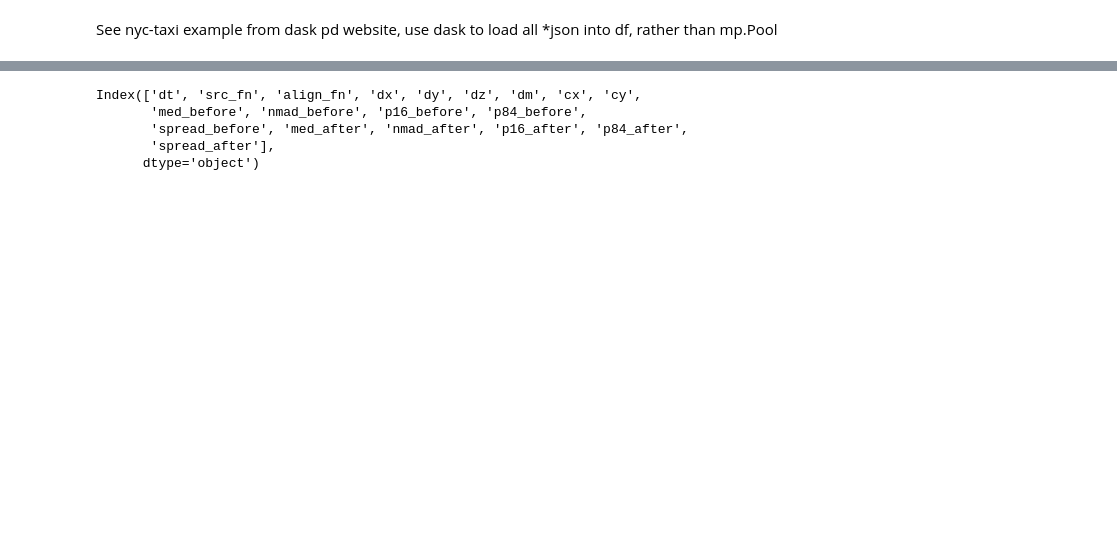
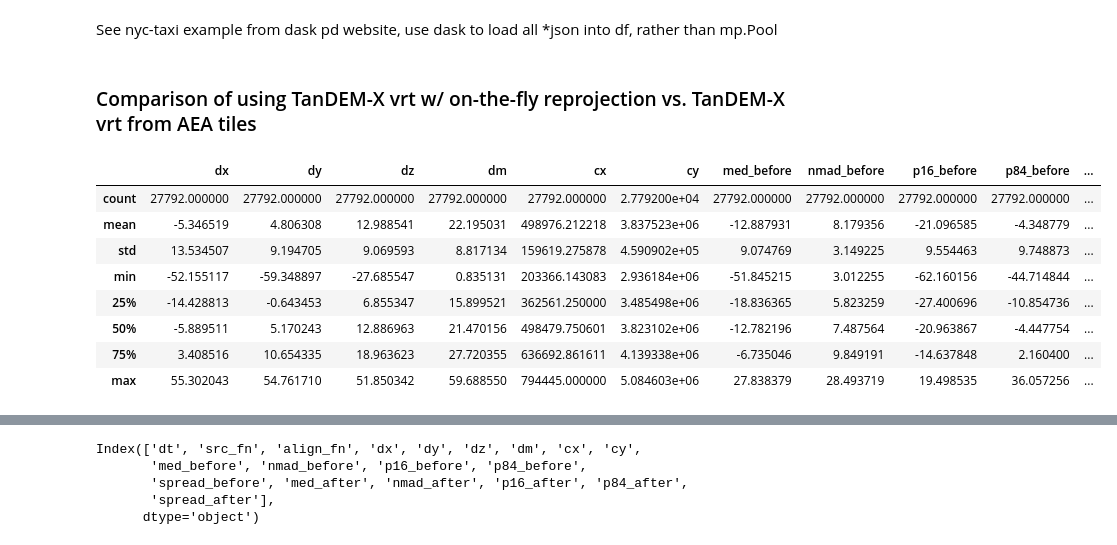
Before and after one commit to dshean/demcoreg, a Jupyter notebook: demcoreg/dem_align_post.ipynb, the cells around one changed output, grey strips where cells are left out. Drawn from its saved outputs; the diff is of its cells as text; code cells hidden in the pictures; blank space fills up the shorter version.

Commit message:
dem_align_post: tweaks from final HMA runs, not previously committed

```diff
--- a/demcoreg/dem_align_post.ipynb
+++ b/demcoreg/dem_align_post.ipynb
@@ -13,7 +13,7 @@ import numpy as np
 import glob
 import multiprocessing as mp
 # %%
-source = 'WV'
+source = 'ASTER'
 round2 = False
 
 if source == 'WV':
@@ -24,7 +24,10 @@ if source == 'WV':
     bad_globstr = '*track/%s/2*align/*align_stats.json'
 elif source =='ASTER':
     topdir = '/nobackupp8/deshean/hma/aster/dsm'
-    globstr = '2*/AST*align/*align_stats.json'
+    #201902 co-registration to TanDEM-X vrt
+    #globstr = '2*/AST*align/*align_stats.json'
+    #Updated 201909 align to reprocessed TanDEM-X mosaics
+    globstr = '2*/TDM_align_201909_goodvrt/AST*align/*align_stats.json'
     bad_globstr = '%s/AST*align/*align_stats.json'
     if round2:
         globstr = '2*/AST*align/AST*align/*align_stats.json'
@@ -91,0 +98,17 @@ df = df.sort_values(by='dt')
+# %% [markdown]
+### Comparison of using TanDEM-X vrt w/ on-the-fly reprojection vs. TanDEM-X vrt from AEA tiles
+# %%
+df1 = pd.read_pickle(os.path.join(topdir, 'dem_align_stats.pkl'))
+df2 = pd.read_pickle(os.path.join(topdir, 'dem_align_stats_201909_rerun.pkl'))
+# %%
+df1.describe()
+# %% [output]
+|  | dx | dy | dz | dm | cx | cy | med_before | nmad_before | p16_before | p84_before | ... |
+| count | 27792.000000 | 27792.000000 | 27792.000000 | 27792.000000 | 27792.000000 | 2.779200e+04 | 27792.000000 | 27792.000000 | 27792.000000 | 27792.000000 | ... |
+| mean | -5.346519 | 4.806308 | 12.988541 | 22.195031 | 498976.212218 | 3.837523e+06 | -12.887931 | 8.179356 | -21.096585 | -4.348779 | ... |
+| std | 13.534507 | 9.194705 | 9.069593 | 8.817134 | 159619.275878 | 4.590902e+05 | 9.074769 | 3.149225 | 9.554463 | 9.748873 | ... |
+| min | -52.155117 | -59.348897 | -27.685547 | 0.835131 | 203366.143083 | 2.936184e+06 | -51.845215 | 3.012255 | -62.160156 | -44.714844 | ... |
+| 25% | -14.428813 | -0.643453 | 6.855347 | 15.899521 | 362561.250000 | 3.485498e+06 | -18.836365 | 5.823259 | -27.400696 | -10.854736 | ... |
+| 50% | -5.889511 | 5.170243 | 12.886963 | 21.470156 | 498479.750601 | 3.823102e+06 | -12.782196 | 7.487564 | -20.963867 | -4.447754 | ... |
+| 75% | 3.408516 | 10.654335 | 18.963623 | 27.720355 | 636692.861611 | 4.139338e+06 | -6.735046 | 9.849191 | -14.637848 | 2.160400 | ... |
+| max | 55.302043 | 54.761710 | 51.850342 | 59.688550 | 794445.000000 | 5.084603e+06 | 27.838379 | 28.493719 | 19.498535 | 36.057256 | ... |
```
Also changed, not shown: parts of 5 cells of this notebook.
